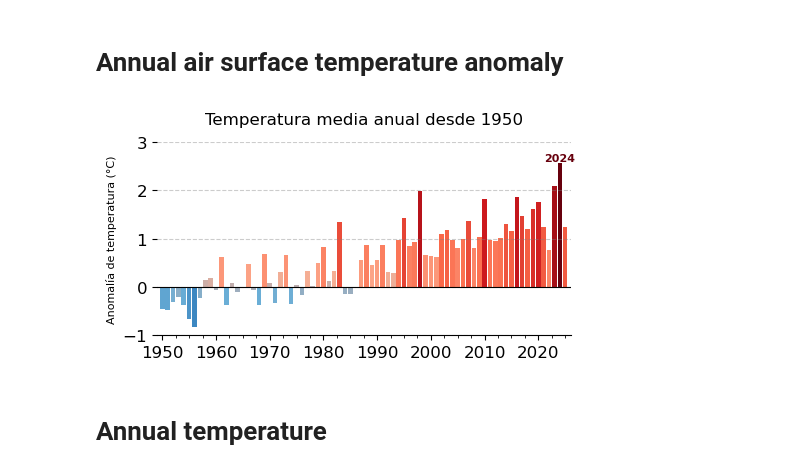
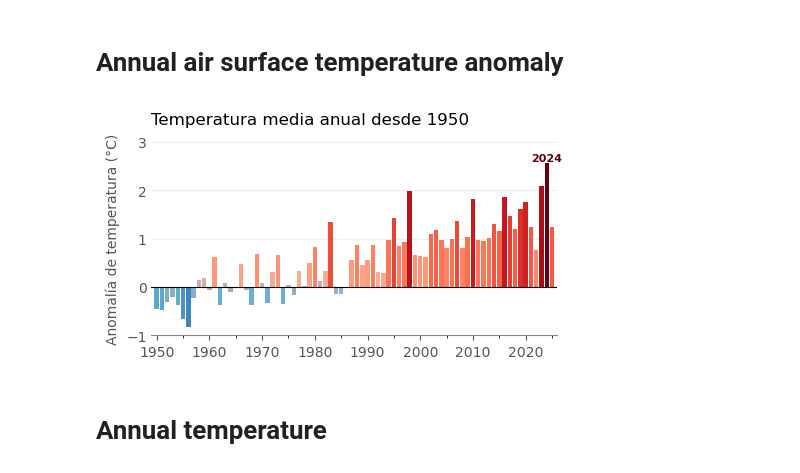
Before and after one commit to nayuAlv/Lake_Poopo, a Jupyter notebook: lake_analysis_cds.ipynb, the cells around one changed output. Drawn from its saved outputs; the diff is of its cells as text; code cells hidden in the pictures.

```diff
--- a/lake_analysis_cds.ipynb
+++ b/lake_analysis_cds.ipynb
@@ -137,49 +137,46 @@ norm = mcolors.Normalize(vmin=-abs_max, vmax=abs_max)
 
 
 fig,ax2 = plt.subplots( figsize=(5, 3))
-
-ax2.bar(annual_df["year"], annual_df["anomaly_C"], color=[cmap(norm(a)) for a in annual_df["anomaly_C"].values], width=0.85, edgecolor="none")
-ax2.set_ylabel("Anomalía de temperatura (°C)",fontsize = 8)
-ax2.axhline(0, color="black", linewidth=0.8)
-ax2.tick_params(axis='both', labelsize=12)
-ax2.xaxis.set_minor_locator(AutoMinorLocator(4))
-ax2.grid(
-    axis='y',
-    linestyle='--',
-    linewidth=0.8,
-    color='gray',
-    alpha=0.4
-)
 ax2.spines['top'].set_visible(False)
 ax2.spines['right'].set_visible(False)
 ax2.spines['left'].set_alpha(0)
-ax2.spines['bottom'].set_alpha(1)
+ax2.spines['bottom'].set_color("#888")
+ax2.set_axisbelow(True)
+ax2.tick_params(axis='y', length=0)
+ax2.tick_params(colors="#555")
+
+ax2.bar(annual_df["year"], annual_df["anomaly_C"], color=[cmap(norm(a)) for a in annual_df["anomaly_C"].values], width=0.85, edgecolor="none")
+ax2.set_ylabel("Anomalía de temperatura (°C)",fontsize = 10,color="#555")
+ax2.axhline(0, color="black", linewidth=0.8)
+# ax2.tick_params(axis='both', labelsize=12)
+ax2.xaxis.set_minor_locator(AutoMinorLocator(2))
+ax2.yaxis.grid(True, linewidth=0.8, color="#eee")
 ax2.set_ylim(-1,3)
 plt.xlim(1949,2026)
 
 
-ax2.set_title("Temperatura media anual desde 1950",fontsize = 12,loc="center", y=1.05)
+ax2.set_title("Temperatura media anual desde 1950",loc="left", y=1.05)
 
 # Highlight the hottest year
 hot_temp = annual_df["anomaly_C"].max()
 hot_year = annual_df["year"][annual_df["anomaly_C"].idxmax()]
 ax2.text(
     hot_year,
     hot_temp +0.05,
     str(hot_year),
     color="#67000d",
     fontsize=8,
     fontweight='bold',
     ha='center'
 )
 
 plt.tight_layout()
 plt.subplots_adjust(bottom=0.2)
 path_to_save = project_root / "figures" / "2mt_anomaly_1951-1980_bl_poopo.png"
 plt.savefig(path_to_save, dpi=150, bbox_inches="tight")
 plt.show()
 # %% [output]
-[figure, old version]
+[figure, new version]
 # %% [markdown]
 # Annual temperature
 # %%
```
Also changed, not shown: parts of 1 cell of this notebook, 6 other files.
